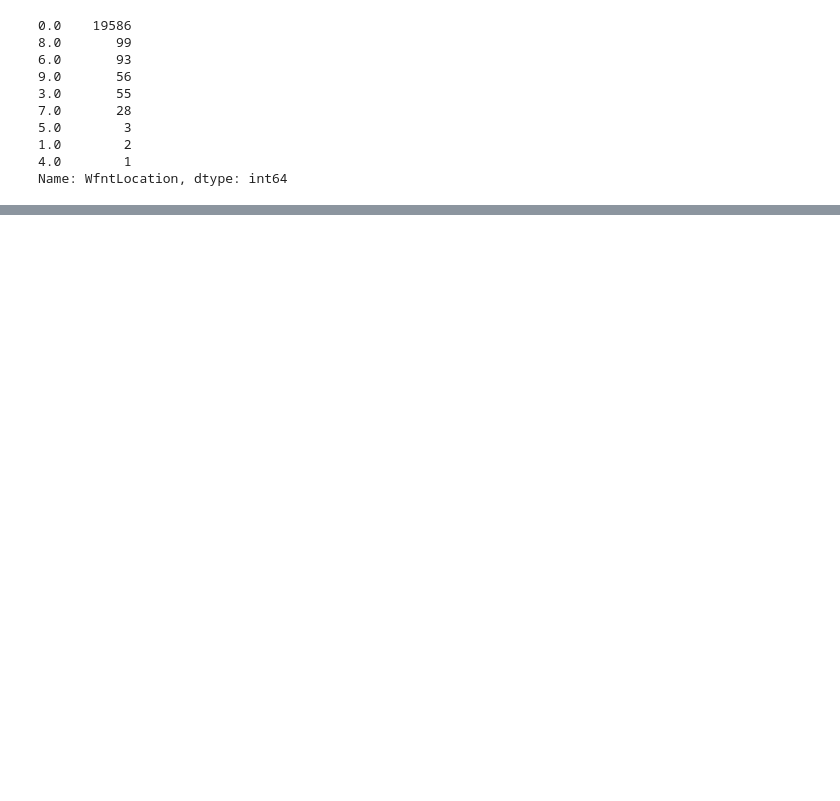
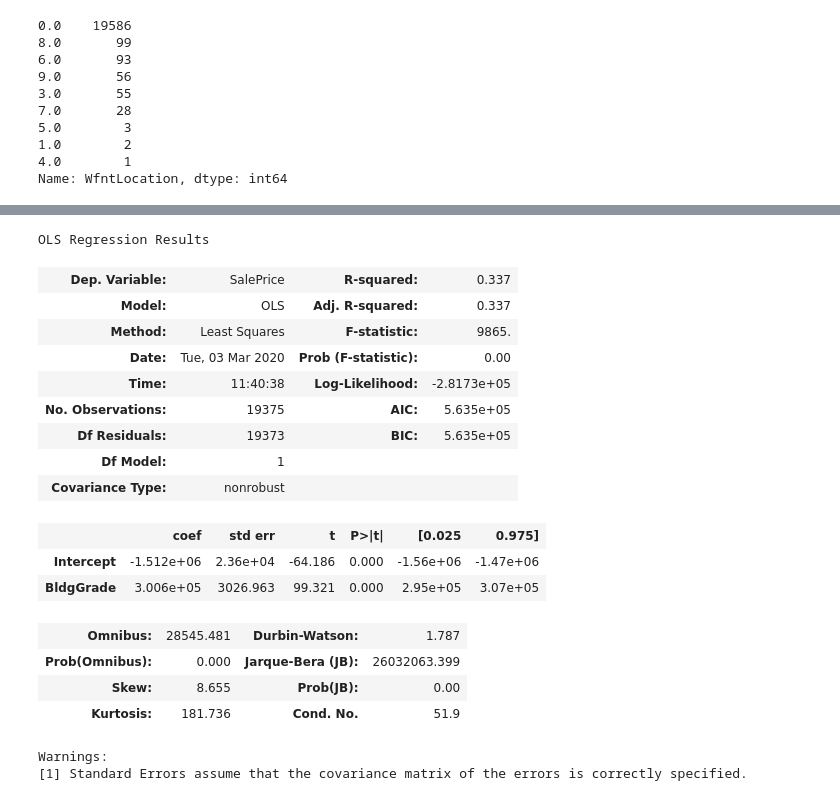
Before and after one commit to hmdev649/mod2-project, a Jupyter notebook: Exploratory Notebooks/Mihir Bhagat.ipynb, the cells around one changed output, grey strips where cells are left out. Cells and saved outputs as stored; diff of their text form; code cells hidden in the pictures; blank space fills up the shorter version.

```diff
--- a/Exploratory Notebooks/Mihir Bhagat.ipynb
+++ b/Exploratory Notebooks/Mihir Bhagat.ipynb
@@ -80,0 +99,2 @@ Name: WfntLocation, dtype: int64
+# %%
+final_df['SqFtProp'] = final_df['SqFtTotLiving']/final_df['SqFtLot']
@@ -80,0 +113,2 @@ Name: WfntLocation, dtype: int64
+# %%
+final_df['CostSqFt'] = final_df['SalePrice']/final_df['SqFtTotLiving']
@@ -80,0 +127,25 @@ Name: WfntLocation, dtype: int64
+# %%
+fsm_df_3 = final_df[["SalePrice", "BldgGrade"]].copy()
+fsm_df_3.dropna(inplace=True)
+fsm_3 = ols(formula="SalePrice ~ BldgGrade", data=fsm_df_3).fit()
+fsm_3.summary()
+# %% [output]
+OLS Regression Results
+| Dep. Variable: | SalePrice | R-squared: | 0.337 |
+| Model: | OLS | Adj. R-squared: | 0.337 |
+| Method: | Least Squares | F-statistic: | 9865. |
+| Date: | Tue, 03 Mar 2020 | Prob (F-statistic): | 0.00 |
+| Time: | 11:40:38 | Log-Likelihood: | -2.8173e+05 |
+| No. Observations: | 19375 | AIC: | 5.635e+05 |
+| Df Residuals: | 19373 | BIC: | 5.635e+05 |
+| Df Model: | 1 |  |  |
+| Covariance Type: | nonrobust |  |  |
+|  | coef | std err | t | P>|t| | [0.025 | 0.975] |
+| Intercept | -1.512e+06 | 2.36e+04 | -64.186 | 0.000 | -1.56e+06 | -1.47e+06 |
+| BldgGrade | 3.006e+05 | 3026.963 | 99.321 | 0.000 | 2.95e+05 | 3.07e+05 |
+| Omnibus: | 28545.481 | Durbin-Watson: | 1.787 |
+| Prob(Omnibus): | 0.000 | Jarque-Bera (JB): | 26032063.399 |
+| Skew: | 8.655 | Prob(JB): | 0.00 |
+| Kurtosis: | 181.736 | Cond. No. | 51.9 |
+Warnings:
+[1] Standard Errors assume that the covariance matrix of the errors is correctly specified.
```
Also changed, not shown: parts of 24 cells of this notebook, 1 other file.
